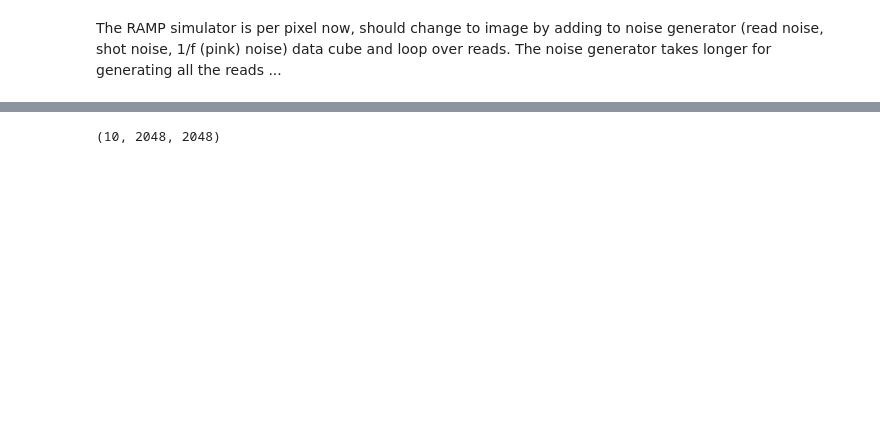
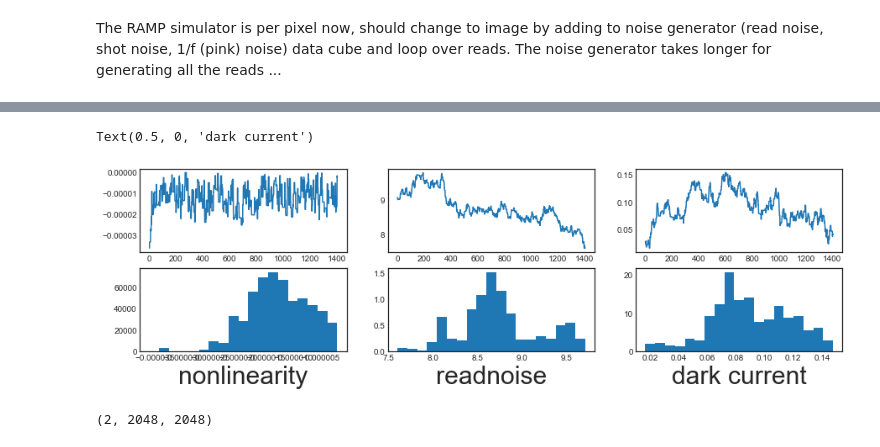
Before and after one commit to xoubish/nonlinearity_sim, a Jupyter notebook: nl_sim.ipynb, the cells around one changed output, grey strips where cells are left out. Saved outputs shown, nothing was run; the diff lists cells and outputs as text; code cells hidden in the pictures; blank space fills up the shorter version.

Commit message:
MCMC code added

```diff
--- a/nl_sim.ipynb
+++ b/nl_sim.ipynb
@@ -14,0 +223,2 @@ import nghxrg as ng
+# %%
+chain = mcmc_nonlinearity(1500)
@@ -15,3 +241,47 @@ import nghxrg as ng
+# %%
+burnin=int(0.01*len(chain))
+k=0
+nevis=np.loadtxt('MAAC_params1500.cat')
+falp,fbet,flst,x2=np.zeros(len(nevis[:,0])-burnin),np.zeros(len(nevis[:,0])-burnin),np.zeros(len(nevis[:,0])-burnin),np.zeros(len(nevis[:,0])-burnin)
+
+for i in range(burnin,len(nevis[:,0])):
+    falp[k]=nevis[i][0]
+    fbet[k]=nevis[i][1]
+    flst[k]=nevis[i][2]
+    x2[k]=k
+    k+=1
+
+f, ((ax1, ax2,ax3),(ax4,ax5,ax6)) = plt.subplots(2, 3)
+f.set_figheight(4)
+f.set_figwidth(15)
+
+ax1.plot(x2,falp)
+ax2.plot(x2,fbet)
+ax3.plot(x2,flst)
+
+binwidth=(max(falp)-min(falp))/20
+binso=np.arange(min(falp), max(falp), binwidth)
+hehe=ax4.hist(falp,bins=binso,normed=1)
+xhist=hehe[1][0:-1]+binwidth/2.0
+yhist=hehe[0]
+ax4.set_xlabel(r'nonlinearity',size=30)
+
+binwidth=(max(fbet)-min(fbet))/20
+binso=np.arange(min(fbet), max(fbet), binwidth)
+haha=ax5.hist(fbet,bins=binso,normed=1)
+xhist=haha[1][0:-1]+binwidth/2.0
+yhist=haha[0]
+ax5.set_xlabel(r'readnoise',size=30)
+
+binwidth=(max(flst)-min(flst))/20
+binso=np.arange(min(flst), max(flst), binwidth)
+hoho=ax6.hist(flst,bins=binso,normed=1)
+xhist=hoho[1][0:-1]+binwidth/2.0
+yhist=hoho[0]
+ax6.set_xlabel(r'dark current',size=30)
+# %% [output]
+Text(0.5, 0, 'dark current')
+[figure, added]
 # %%
 # Instantiate a noise generator object for NIRSpec H2RGs. You
 # can set verbose=True if you want to see diagnostic information. This
@@ -42,5 +312,23 @@ hdulist = fits.open('ex_2.1.1.fits')
 d = hdulist[0].data
 
 print(d.shape)
+
+import astropy.io.fits as fits
+# Setup
+i_dark = 0.005# e-/s/pix
+t = 934.# s
+
+# Open the result of Ex. 2.1.1
+hdulist = fits.open('ex_2.1.1.fits')
+
+# Add Poisson noise to the data
+d = hdulist[0].data + np.random.poisson(i_dark*t, np.shape(hdulist[0].data))
+
+# Write result
+hduout = fits.PrimaryHDU(d)
+hduout.writeto('ex_2.1.1b.fits', clobber=True)
+
+# Clean up
+hdulist.close()
 # %% [output]
-(10, 2048, 2048)
+(2, 2048, 2048)
```
Also changed, not shown: parts of 9 cells of this notebook, 1 other file.
